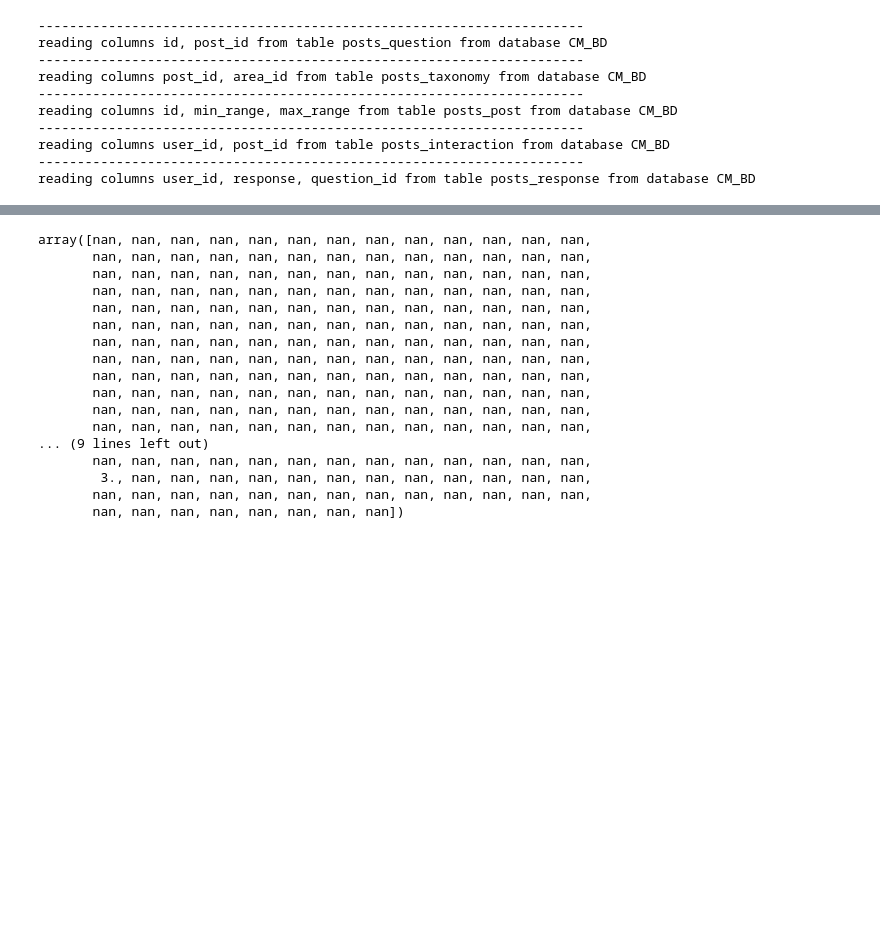
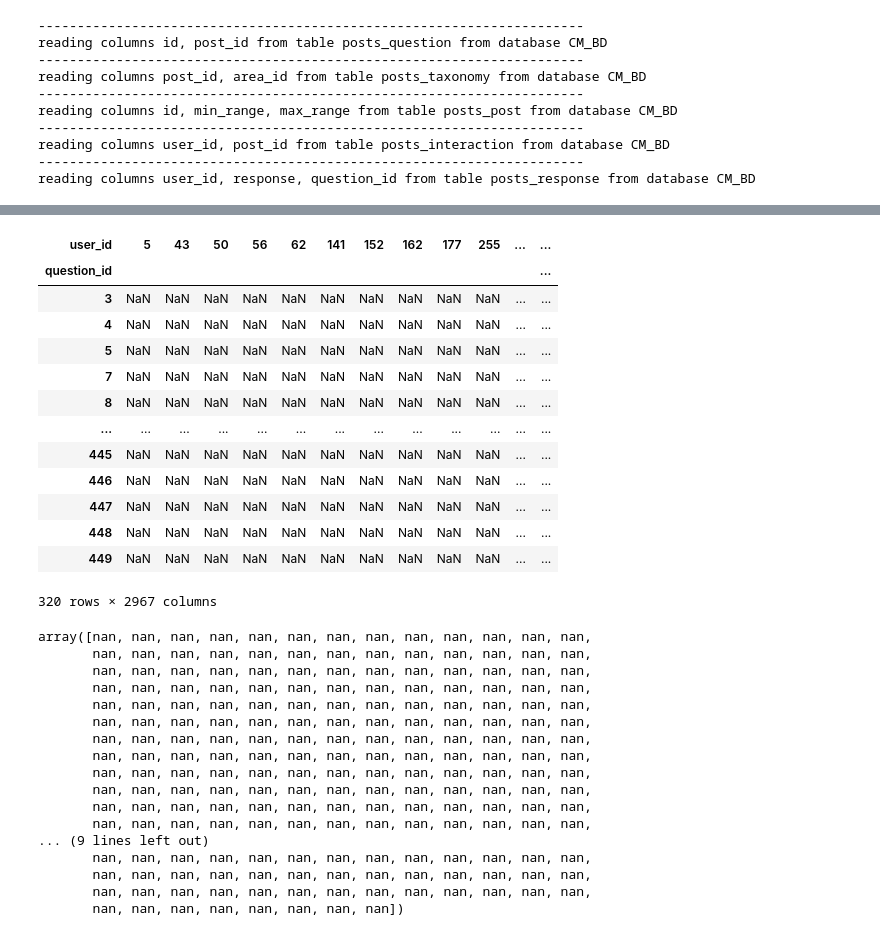
Before and after one commit to paloderosa/afinidata_recommender, a Jupyter notebook: model_testing.ipynb, the cells around one changed output, grey strips where cells are left out. Cells and saved outputs as stored; diff of their text form; code cells hidden in the pictures; blank space fills up the shorter version.

```diff
--- a/model_testing.ipynb
+++ b/model_testing.ipynb
@@ -123,5 +122,22 @@ total number of responses in response_df: 6536
+# %%
+response_matrix
+# %% [output]
+| user_id | 5 | 43 | 50 | 56 | 62 | 141 | 152 | 162 | 177 | 255 | ... | ... |
+| question_id |  |  |  |  |  |  |  |  |  |  |  | ... |
+| 3 | NaN | NaN | NaN | NaN | NaN | NaN | NaN | NaN | NaN | NaN | ... | ... |
+| 4 | NaN | NaN | NaN | NaN | NaN | NaN | NaN | NaN | NaN | NaN | ... | ... |
+| 5 | NaN | NaN | NaN | NaN | NaN | NaN | NaN | NaN | NaN | NaN | ... | ... |
+| 7 | NaN | NaN | NaN | NaN | NaN | NaN | NaN | NaN | NaN | NaN | ... | ... |
+| 8 | NaN | NaN | NaN | NaN | NaN | NaN | NaN | NaN | NaN | NaN | ... | ... |
+| ... | ... | ... | ... | ... | ... | ... | ... | ... | ... | ... | ... | ... |
+| 445 | NaN | NaN | NaN | NaN | NaN | NaN | NaN | NaN | NaN | NaN | ... | ... |
+| 446 | NaN | NaN | NaN | NaN | NaN | NaN | NaN | NaN | NaN | NaN | ... | ... |
+| 447 | NaN | NaN | NaN | NaN | NaN | NaN | NaN | NaN | NaN | NaN | ... | ... |
+| 448 | NaN | NaN | NaN | NaN | NaN | NaN | NaN | NaN | NaN | NaN | ... | ... |
+| 449 | NaN | NaN | NaN | NaN | NaN | NaN | NaN | NaN | NaN | NaN | ... | ... |
+320 rows × 2967 columns
 # %%
-response_matrix.loc[:,50].values
+response_matrix.loc[:,40776].values
 # %% [output]
 array([nan, nan, nan, nan, nan, nan, nan, nan, nan, nan, nan, nan, nan,
        nan, nan, nan, nan, nan, nan, nan, nan, nan, nan, nan, nan, nan,
@@ -137,7 +153,7 @@ array([nan, nan, nan, nan, nan, nan, nan, nan, nan, nan, nan, nan, nan,
        nan, nan, nan, nan, nan, nan, nan, nan, nan, nan, nan, nan, nan,
 ... (9 lines left out)
        nan, nan, nan, nan, nan, nan, nan, nan, nan, nan, nan, nan, nan,
-        3., nan, nan, nan, nan, nan, nan, nan, nan, nan, nan, nan, nan,
+       nan, nan, nan, nan, nan, nan, nan, nan, nan, nan, nan, nan, nan,
        nan, nan, nan, nan, nan, nan, nan, nan, nan, nan, nan, nan, nan,
        nan, nan, nan, nan, nan, nan, nan, nan])
 # %%
```
Also changed, not shown: parts of 8 cells of this notebook, 1 other file.
